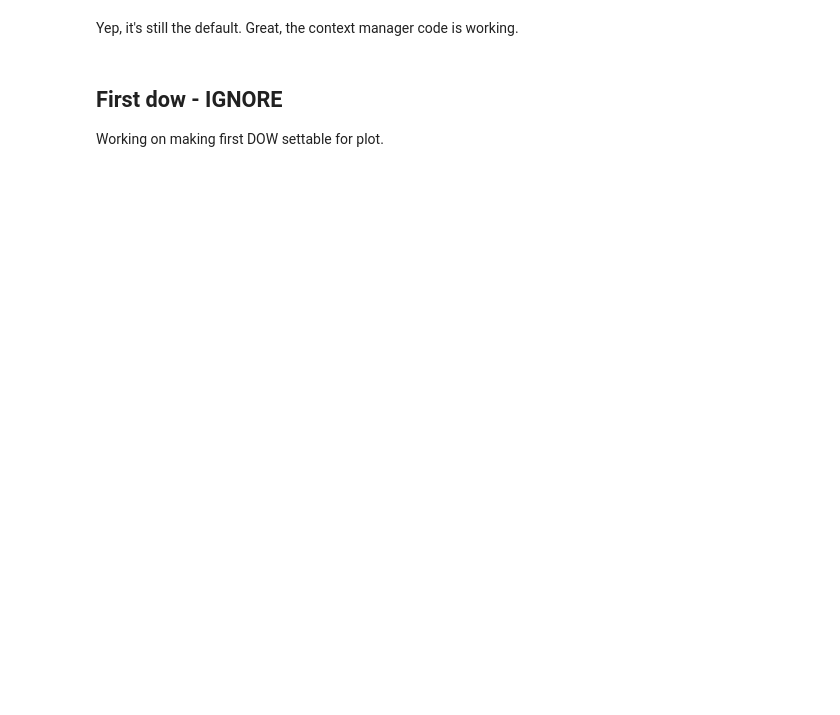
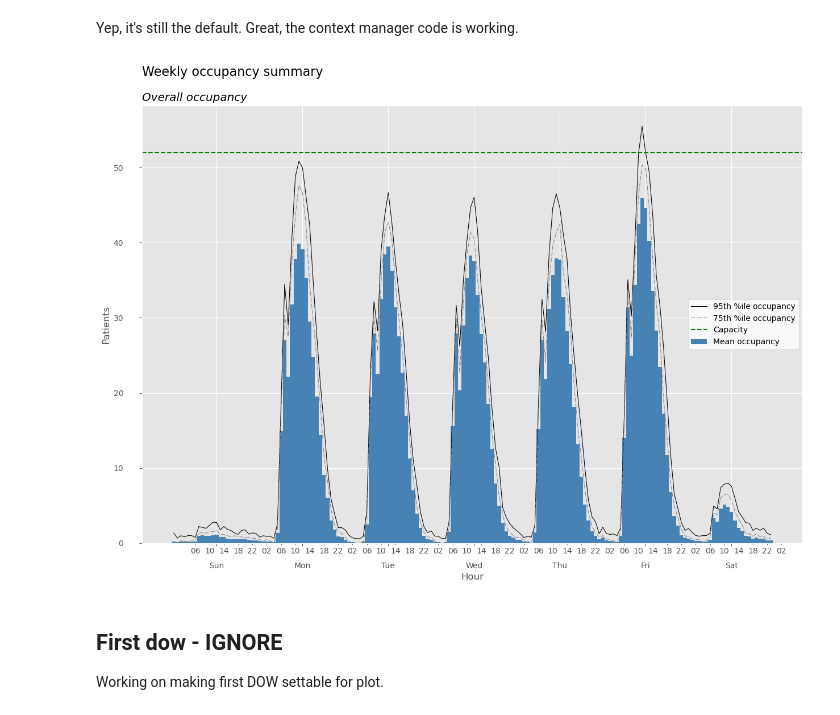
Before and after one commit to misken/hillmaker, a Jupyter notebook: examples/notebooks/hill_plotting.ipynb, the cells around one changed output. Cells and saved outputs as stored; diff of their text form; code cells hidden in the pictures; blank space fills up the shorter version.

Commit message:
added first_dow parameter to weekly hill plot

```diff
--- a/examples/notebooks/hill_plotting.ipynb
+++ b/examples/notebooks/hill_plotting.ipynb
@@ -346,5 +380,30 @@ plt.hist(np.random.randn(1000));
 # %% [markdown]
 Yep, it's still the default. Great, the context manager code is working.
+# %%
+plot = make_week_hill_plot(summary_df=occ_summary_df, scenario_name='plot_test', metric='occupancy',
+                        bin_size_minutes=60,
+                        cap=52,
+                        cap_color='green',
+                        plot_style='ggplot',
+                        figsize=(15, 10),
+                        bar_color_mean='steelblue',
+                        percentiles=(0.95, 0.75),
+                        pctile_color=('black', 'grey'),
+                        pctile_linestyle=('-', '-.'),
+                        pctile_linewidth=(.75, .75),
+                        suptitle='Weekly occupancy summary',
+                        suptitle_properties={'x': 0.125, 'y': 0.95, 'horizontalalignment': 'left', 'verticalalignment': 'top', 'fontsize': 16},
+                        title='Overall occupancy',
+                        title_properties={'loc': 'left', 'style': 'italic'},
+                        legend_properties={'loc': 'best', 'frameon': True, 'facecolor': 'w'},
+                        xlabel='Hour',
+                        ylabel='Patients',
+                        first_dow='sun',
+                        export_path='./output')
+
+plot
+# %% [output]
+[figure, added]
 # %% [markdown]
 ## First dow - IGNORE
 
```
Also changed, not shown: parts of 15 cells of this notebook, 1 other file.
